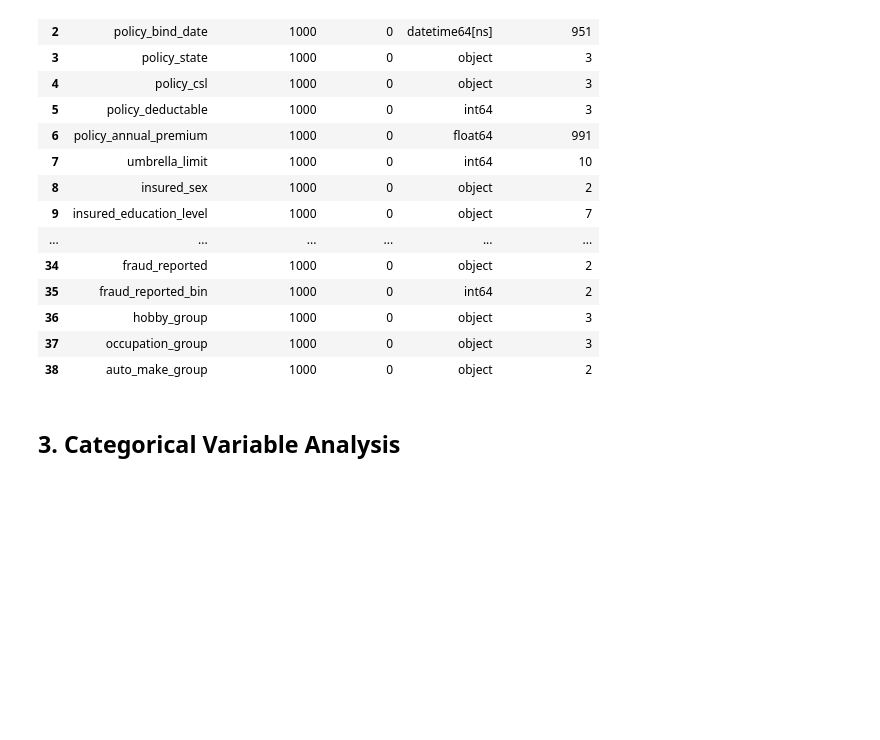
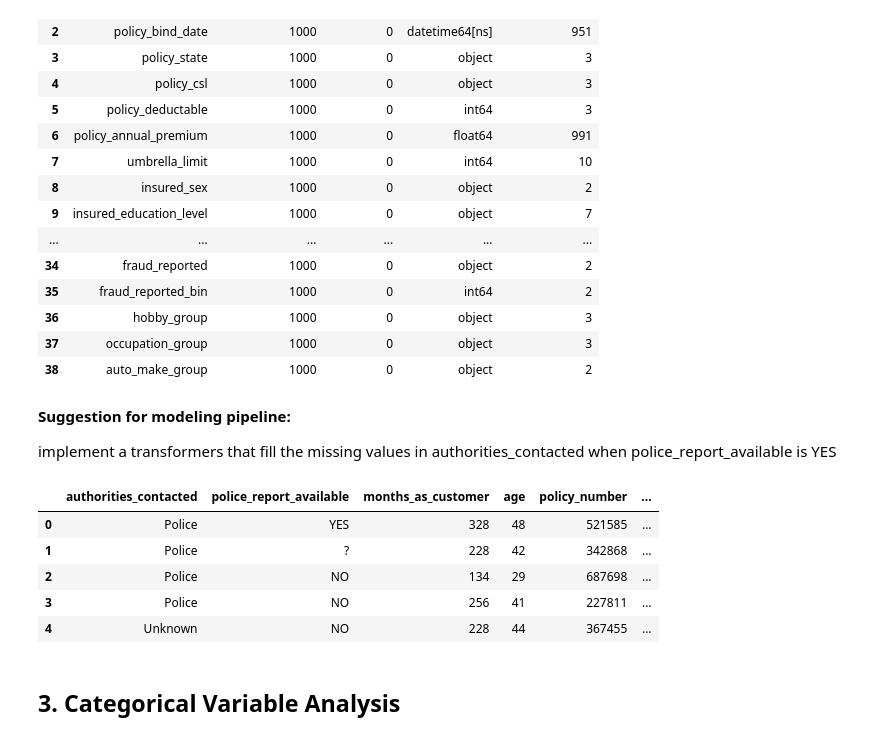
Before and after one commit to ferhaniines/Insurance-Fraud-Detection, a Jupyter notebook: Notebooks/01_Exploratory_Data_Analysis_(EDA).ipynb, the cells around one changed output. Cells and saved outputs as stored; diff of their text form; code cells hidden in the pictures; blank space fills up the shorter version.

Commit message:
Adding suggestions and implementing feature engineering transformers in order to create a prescikit-learn processing pipeline.

```diff
--- a/Notebooks/01_Exploratory_Data_Analysis_(EDA).ipynb
+++ b/Notebooks/01_Exploratory_Data_Analysis_(EDA).ipynb
@@ -128,3 +181,53 @@ Clean dataset: 1000 rows, 39 columns
 | 36 | hobby_group | 1000 | 0 | object | 3 |
 | 37 | occupation_group | 1000 | 0 | object | 3 |
 | 38 | auto_make_group | 1000 | 0 | object | 2 |
+# %%
+df.replace('?', pd.NA, inplace=True)
+df['umbrella_limit'] = df['umbrella_limit'].replace(-1000000, pd.NA)
+# %% [markdown]
+**Suggestion for modeling pipeline:**
+
+implement a transformers that fill the missing values in authorities_contacted when police_report_available is YES
+# %%
+from sklearn.preprocessing import FunctionTransformer
+from sklearn.compose import ColumnTransformer
+
+def clean_authorities_contacted(X):
+    X_ = np.copy(X) # Make a copy to avoid modifying the original data
+
+    is_none = (X_[:, 0] == None) # check for none values
+    is_nan = (X_[:, 0] != X_[:, 0]) # check for nan values.
+
+    is_null_authorities = is_none | is_nan # Combine both conditions to identify null values in authorities_contacted
+
+    mask_police = is_null_authorities & (X_[:, 1] == 'YES')
+    mask_unknown = is_null_authorities & (X_[:, 1] != 'YES')
+
+    X_[mask_police, 0] = 'Police'
+    X_[mask_unknown, 0] = 'Unknown'
+
+    return X_
+
+clean_authorities_contacted_transformer = FunctionTransformer(clean_authorities_contacted, feature_names_out='one-to-one', validate=False)
+
+column_transformer = ColumnTransformer(
+    transformers=[ ('clean_authorities_contacted', clean_authorities_contacted_transformer,
+                    ['authorities_contacted', 'police_report_available'])],
+    remainder='passthrough'
+)
+
+cleaning = column_transformer.fit_transform(df)
+cleaning.shape
+
+feature_names_out = list(column_transformer.named_transformers_['clean_authorities_contacted'].get_feature_names_out())
+columns = feature_names_out + [col for col in df.columns if col not in feature_names_out]
+df = pd.DataFrame(cleaning, columns=columns)
+
+df.head()
+# %% [output]
+|  | authorities_contacted | police_report_available | months_as_customer | age | policy_number | ... |
+| 0 | Police | YES | 328 | 48 | 521585 | ... |
+| 1 | Police | ? | 228 | 42 | 342868 | ... |
+| 2 | Police | NO | 134 | 29 | 687698 | ... |
+| 3 | Police | NO | 256 | 41 | 227811 | ... |
+| 4 | Unknown | NO | 228 | 44 | 367455 | ... |
```
Also changed, not shown: parts of 15 cells of this notebook.
